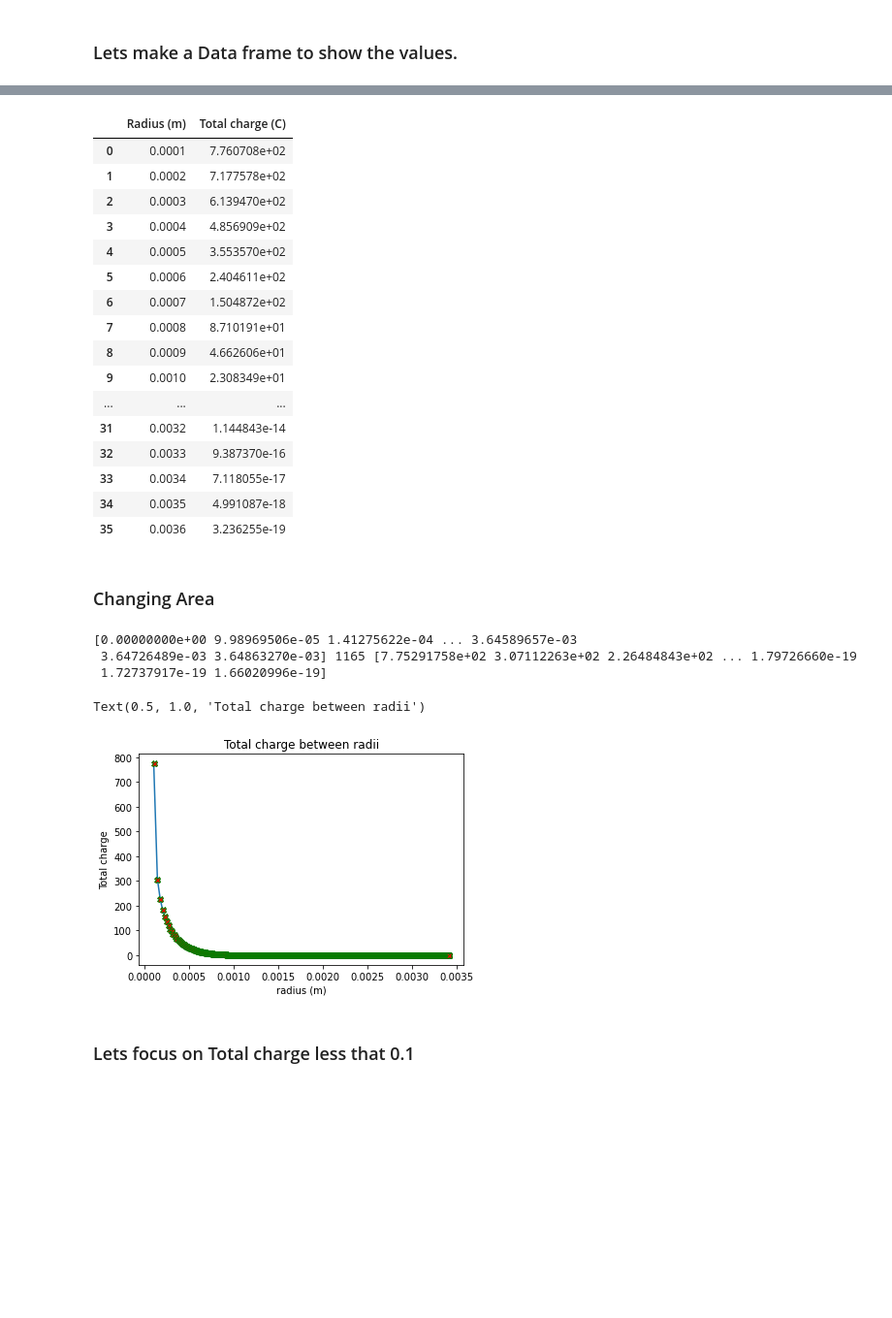
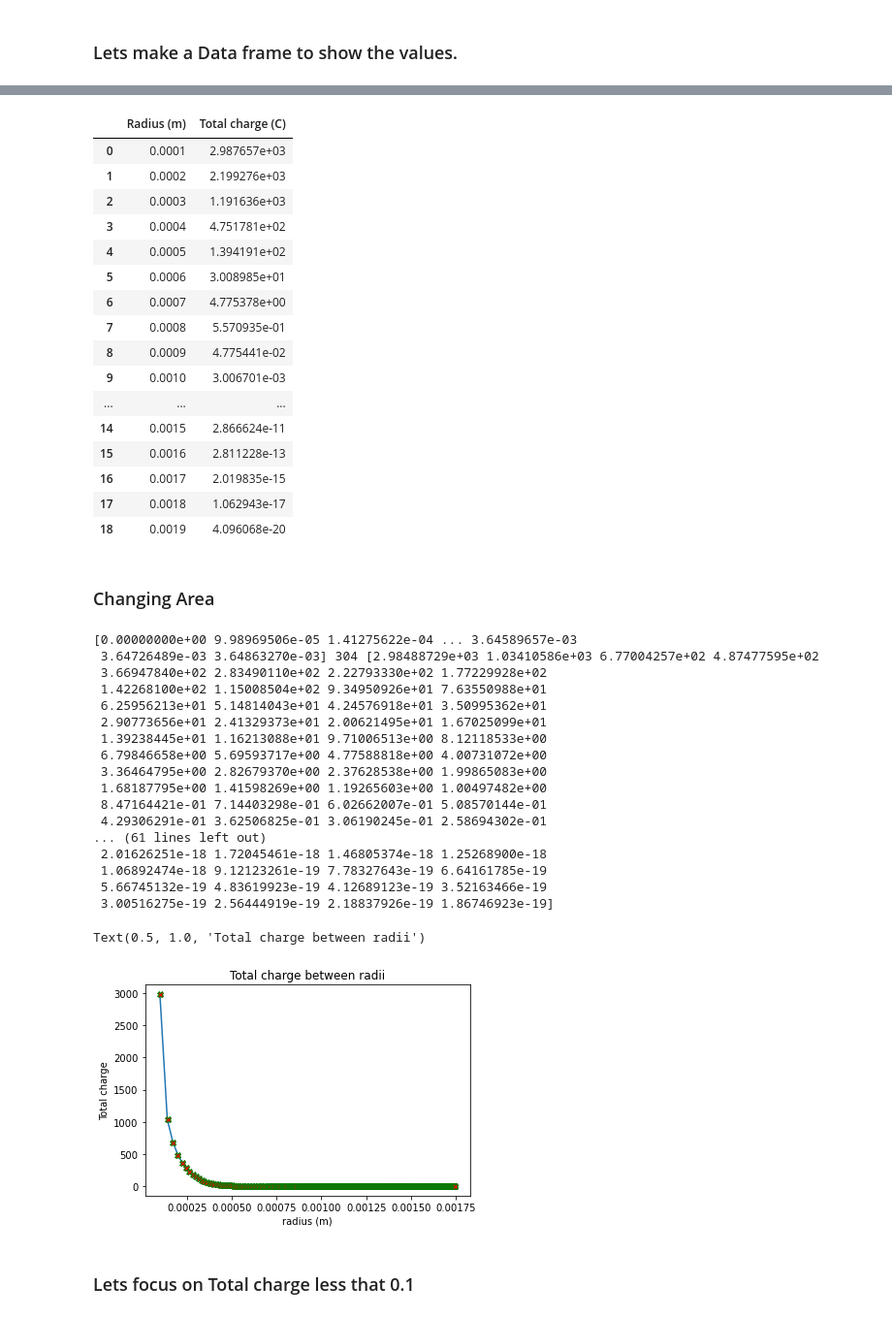
Before and after one commit to AriAtari/ChargeSeparation, a Jupyter notebook: Changing_radii.ipynb, the cells around one changed output, grey strips where cells are left out. Shown at 97% size. Drawn from its saved outputs; the diff is of its cells as text; code cells hidden in the pictures; blank space fills up the shorter version.

```diff
--- a/Changing_radii.ipynb
+++ b/Changing_radii.ipynb
@@ -14,7 +14,7 @@ inta.quad(lambda x: x**2,0,1)
 ## * Finding $R_{max}$
 # %%
 Nq = 200 #gain is 200 MeV
-R = 2.5e+6 # Surface resistivity (ohm/square)
+R = 10e+6 # Surface resistivity (ohm/square)
 d = 100e-6 # Anode-readout plane separation (m)
 eps_0 = 8.854e-12 # Permittivity of a vacuum (F/m)
 k_1 = 3.3 # Relative permittivity of dielectric material (glue)
@@ -97,67 +93,81 @@ list(q)
 ChangeR = pd.DataFrame( columns=["Radius (m)", "Total charge (C)"])
 ChangeR["Radius (m)"] = pd.Series(r)
 ChangeR["Total charge (C)"] = pd.Series(q)
-ChangeR= ChangeR.drop([36])
+
 ChangeR
 # %% [output]
 |  | Radius (m) | Total charge (C) |
-| 0 | 0.0001 | 7.760708e+02 |
-| 1 | 0.0002 | 7.177578e+02 |
-| 2 | 0.0003 | 6.139470e+02 |
-| 3 | 0.0004 | 4.856909e+02 |
-| 4 | 0.0005 | 3.553570e+02 |
-| 5 | 0.0006 | 2.404611e+02 |
-| 6 | 0.0007 | 1.504872e+02 |
-| 7 | 0.0008 | 8.710191e+01 |
-| 8 | 0.0009 | 4.662606e+01 |
-| 9 | 0.0010 | 2.308349e+01 |
+| 0 | 0.0001 | 2.987657e+03 |
+| 1 | 0.0002 | 2.199276e+03 |
+| 2 | 0.0003 | 1.191636e+03 |
+| 3 | 0.0004 | 4.751781e+02 |
+| 4 | 0.0005 | 1.394191e+02 |
+| 5 | 0.0006 | 3.008985e+01 |
+| 6 | 0.0007 | 4.775378e+00 |
+| 7 | 0.0008 | 5.570935e-01 |
+| 8 | 0.0009 | 4.775441e-02 |
+| 9 | 0.0010 | 3.006701e-03 |
 | ... | ... | ... |
-| 31 | 0.0032 | 1.144843e-14 |
-| 32 | 0.0033 | 9.387370e-16 |
-| 33 | 0.0034 | 7.118055e-17 |
-| 34 | 0.0035 | 4.991087e-18 |
-| 35 | 0.0036 | 3.236255e-19 |
+| 14 | 0.0015 | 2.866624e-11 |
+| 15 | 0.0016 | 2.811228e-13 |
+| 16 | 0.0017 | 2.019835e-15 |
+| 17 | 0.0018 | 1.062943e-17 |
+| 18 | 0.0019 | 4.096068e-20 |
 # %% [markdown]
 ### Changing Area
 # %%
-#our final radius should be 0.00365 as that is close to where the charge is essencially of that of an electron
-R = 0.00365 #m
+#our final radius should be 0.0019 as that is close to where the charge is essencially of that of an electron
+R = 0.0019 #m
 Segments = 1335 # number of segments with equal area pi*0.1^2
 Ar=np.array([])
 for ith in np.arange(0,Segments,1):
     newr = R*np.sqrt(ith/Segments)
     Ar = np.append(Ar,newr)
 Aq = np.array([])
 
 j=0 #index
 foundA = False
 while foundA == False:
 
     chargeA = inta.quad(lambda x: 1/(2*t*h)*np.exp(-x**2/(4*t*h)),Ar[j],Ar[j+1])
     if chargeA[0] <= e:
         print(Ar,j,Aq)
         foundA = True
     Aq = np.append(Aq,chargeA[0])
 
     j += 1
 
 
 
 newAr =np.array([]) #Keeping radii that have total charge > e
 
 for b in np.arange(0,len(Aq)+1,1):
     newAr = np.append(newAr,Ar[b])
 newAr = np.delete(newAr,0)
 plt.plot(newAr,Aq,marker= "X",markerfacecolor='red',markeredgecolor = 'green')
 plt.xlabel("radius (m)")
 plt.ylabel("Total charge")
 plt.title("Total charge between radii")
 # %% [output]
 [0.00000000e+00 9.98969506e-05 1.41275622e-04 ... 3.64589657e-03
- 3.64726489e-03 3.64863270e-03] 1165 [7.75291758e+02 3.07112263e+02 2.26484843e+02 ... 1.79726660e-19
- 1.72737917e-19 1.66020996e-19]
+ 3.64726489e-03 3.64863270e-03] 304 [2.98488729e+03 1.03410586e+03 6.77004257e+02 4.87477595e+02
+ 3.66947840e+02 2.83490110e+02 2.22793330e+02 1.77229928e+02
+ 1.42268100e+02 1.15008504e+02 9.34950926e+01 7.63550988e+01
+ 6.25956213e+01 5.14814043e+01 4.24576918e+01 3.50995362e+01
+ 2.90773656e+01 2.41329373e+01 2.00621495e+01 1.67025099e+01
+ 1.39238445e+01 1.16213088e+01 9.71006513e+00 8.12118533e+00
+ 6.79846658e+00 5.69593717e+00 4.77588818e+00 4.00731072e+00
+ 3.36464795e+00 2.82679370e+00 2.37628538e+00 1.99865083e+00
+ 1.68187795e+00 1.41598269e+00 1.19265603e+00 1.00497482e+00
+ 8.47164421e-01 7.14403298e-01 6.02662007e-01 5.08570144e-01
+ 4.29306291e-01 3.62506825e-01 3.06190245e-01 2.58694302e-01
+... (61 lines left out)
+ 2.01626251e-18 1.72045461e-18 1.46805374e-18 1.25268900e-18
+ 1.06892474e-18 9.12123261e-19 7.78327643e-19 6.64161785e-19
+ 5.66745132e-19 4.83619923e-19 4.12689123e-19 3.52163466e-19
+ 3.00516275e-19 2.56444919e-19 2.18837926e-19 1.86746923e-19]
 Text(0.5, 1.0, 'Total charge between radii')
-[figure, old version]
+[figure, new version]
 # %% [markdown]
 ### Lets focus on Total charge less that 0.1
 # %%
```
Also changed, not shown: parts of 31 cells of this notebook.
